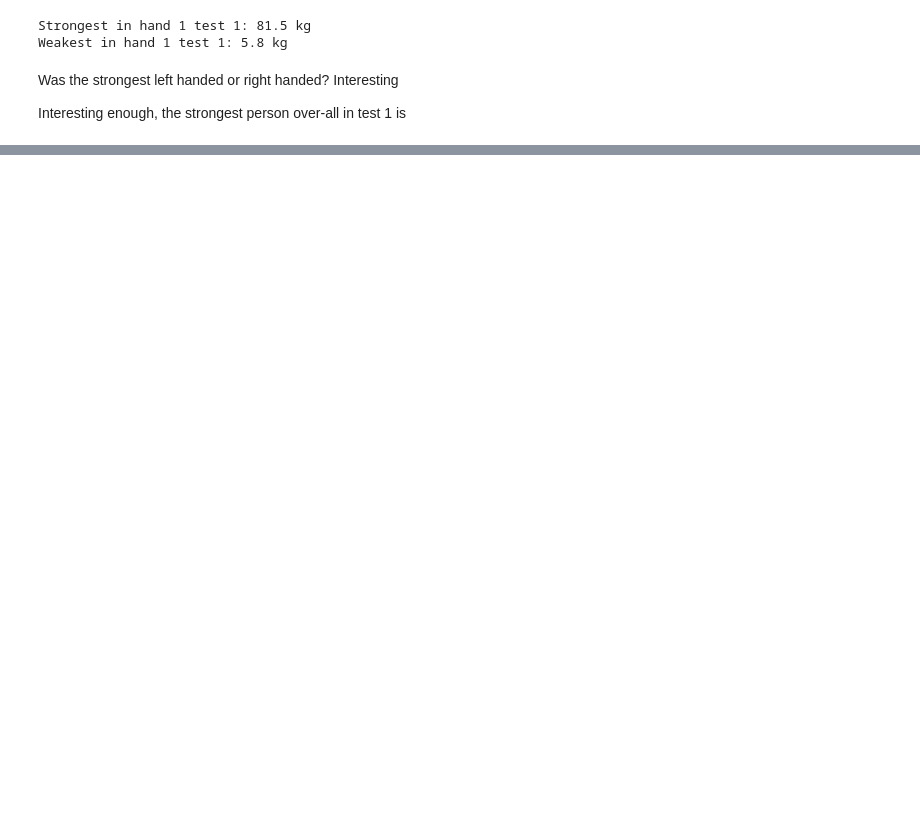
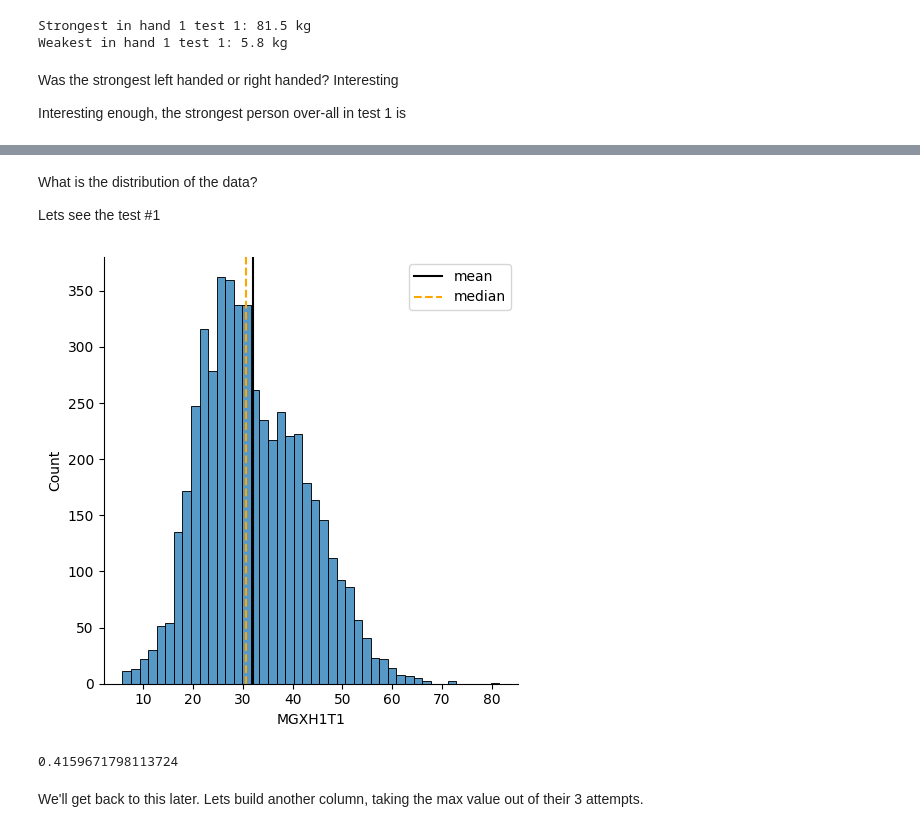
Before and after one commit to cmurga95/healthcare_grip_strength, a Jupyter notebook: main.ipynb, the cells around one changed output, grey strips where cells are left out. Saved outputs shown, nothing was run; the diff lists cells and outputs as text; code cells hidden in the pictures; blank space fills up the shorter version.

```diff
--- a/main.ipynb
+++ b/main.ipynb
@@ -162,7 +162,7 @@ dtype: int64
 Are more people right dominant or left dominant?
 # %%
 left_right = {
-    1: 'right handed',
+    1: 'right-handed',
     2: 'left-handed',
     3: 'use both hands equally',
     7: 'refused',
@@ -217,4 +217,6 @@ left-handed     0.494888
 Name: proportion, dtype: float64
+# %%
+da_sec.reset_index(inplace = True, drop = True)
 # %%
 print(f"Strongest in hand 1 test 1: {da_sec['MGXH1T1'].max()} kg") #strongest got 81.5 kg
 
@@ -243,0 +271,27 @@ And began the test with: left-handed
+# %% [markdown]
+What is the distribution of the data?
+
+Lets see the test #1
+# %%
+g = sns.displot(da_sec['MGXH1T1'])
+#its actually somewhat right skewed
+
+def specs(x, **kwargs):
+    plt.axvline(da_sec['MGXH1T1'].mean(), c = 'k', ls = '-', label = 'mean') #mean
+    plt.axvline(da_sec['MGXH1T1'].median(), c = 'orange', ls = '--', label = 'median') #median
+    plt.legend(loc = 'upper right')
+
+specs(da_sec['MGXH1T1'])
+# %% [output]
+[figure, added]
+# %%
+from scipy.stats import skew
+
+print(skew(da_sec['MGXH1T1']))
+
+#as seen on the histogram above, it has more weight to the left tail of the distribution
+# %% [output]
+0.4159671798113724
+# %% [markdown]
+We'll get back to this later.
+Lets build another column, taking the max value out of their 3 attempts.
```
Also changed, not shown: parts of 18 cells of this notebook.
